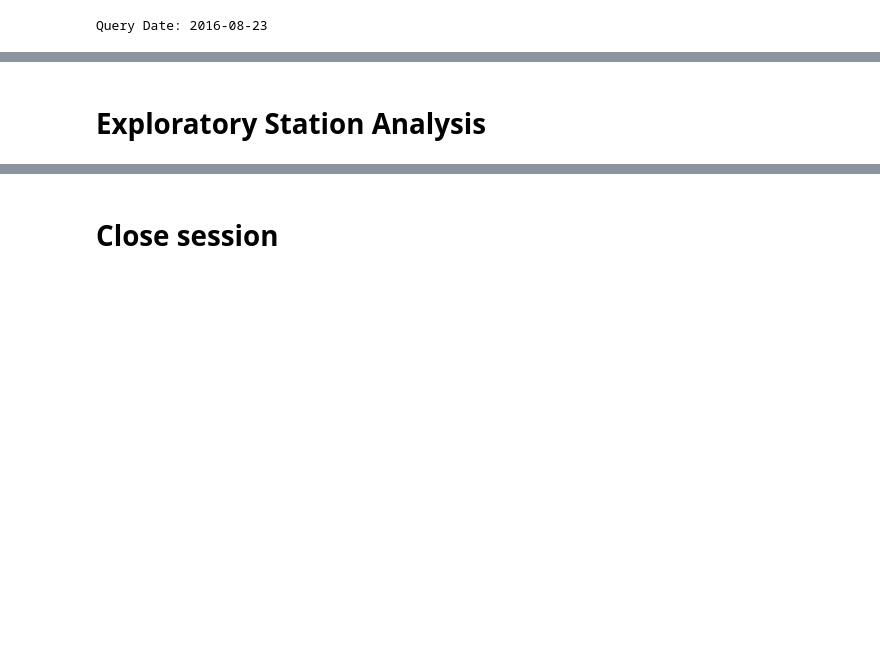
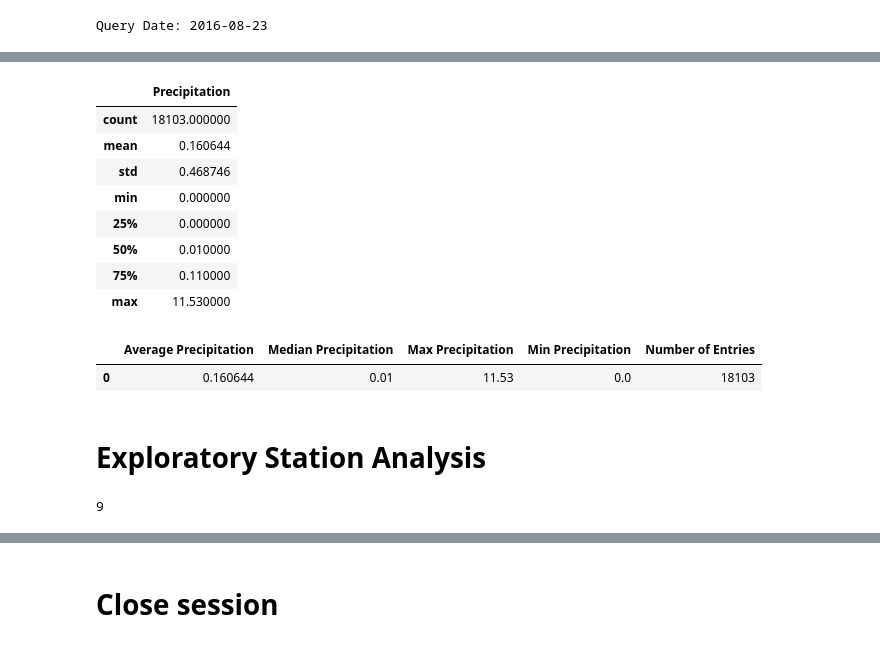
Before and after one commit to shechter430/sqlalchemy_challenge, a Jupyter notebook: climate_starter.ipynb, the cells around one changed output, grey strips where cells are left out. Saved outputs shown, nothing was run; the diff lists cells and outputs as text; code cells hidden in the pictures; blank space fills up the shorter version.

```diff
--- a/climate_starter.ipynb
+++ b/climate_starter.ipynb
@@ -90,7 +84,42 @@ dateprcp_rows.describe()
+# %%
+prcp_df.describe()
+# %% [output]
+|  | Precipitation |
+| count | 18103.000000 |
+| mean | 0.160644 |
+| std | 0.468746 |
+| min | 0.000000 |
+| 25% | 0.000000 |
+| 50% | 0.010000 |
+| 75% | 0.110000 |
+| max | 11.530000 |
+# %%
+# Use Pandas to calcualte the summary statistics for the precipitation data
+average_prcp = prcp_df["Precipitation"].mean()
+median_prcp = prcp_df["Precipitation"].median()
+count_prcp = prcp_df["Precipitation"].count()
+max_prcp = prcp_df["Precipitation"].max()
+min_prcp = prcp_df["Precipitation"].min()
+
+prcp_summary_df = pd.DataFrame({
+    "Average Precipitation": [average_prcp],
+    "Median Precipitation": [median_prcp],
+    "Max Precipitation": [max_prcp],
+    "Min Precipitation": [min_prcp],
+    "Number of Entries": [count_prcp]
+})
+prcp_summary_df.head()
+# %% [output]
+|  | Average Precipitation | Median Precipitation | Max Precipitation | Min Precipitation | Number of Entries |
+| 0 | 0.160644 | 0.01 | 11.53 | 0.0 | 18103 |
 # %% [markdown]
 # Exploratory Station Analysis
 # %%
 # Design a query to calculate the total number stations in the dataset
+station_count = session.query(Measurement.station).distinct().count()
+station_count
+# %% [output]
+9
 # %%
 # Design a query to find the most active stations (i.e. what stations have the most rows?)
 # List the stations and the counts in descending order.
```
Also changed, not shown: parts of 7 cells of this notebook, 3 other files.
